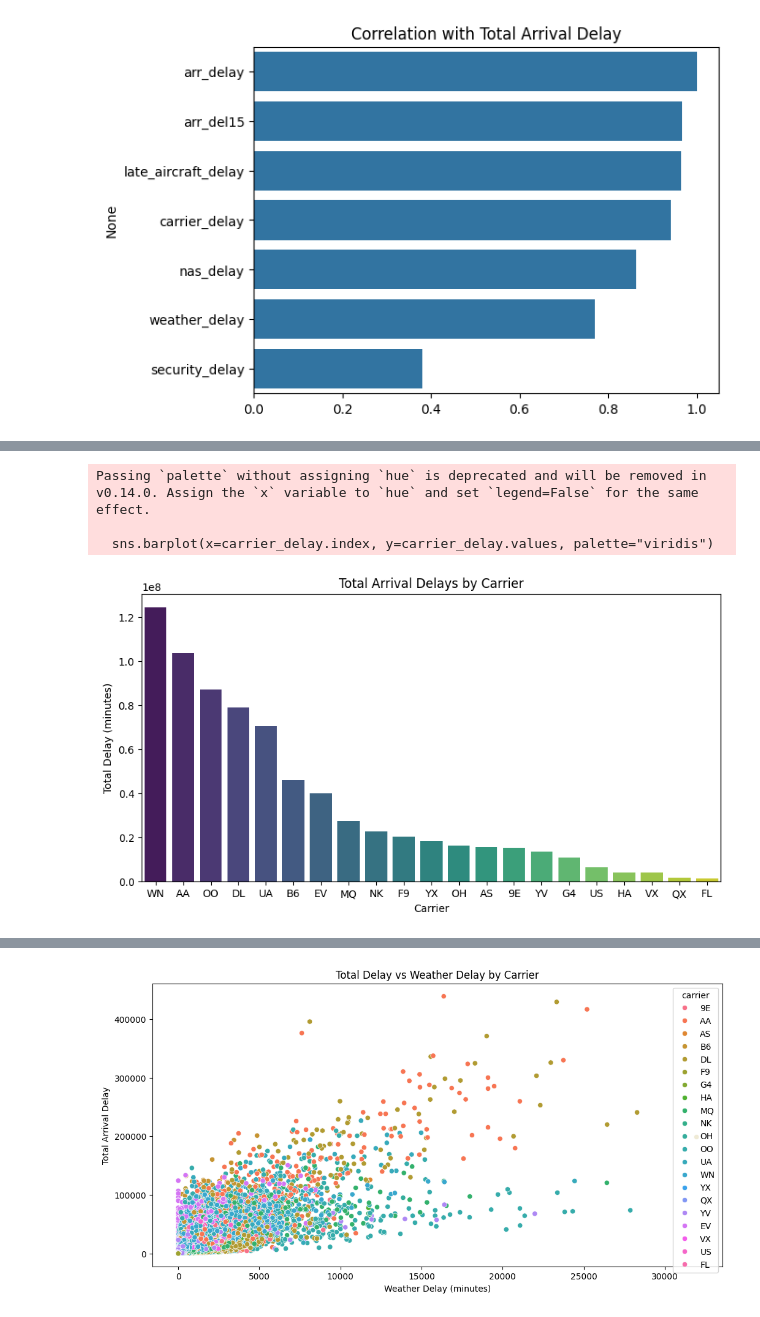
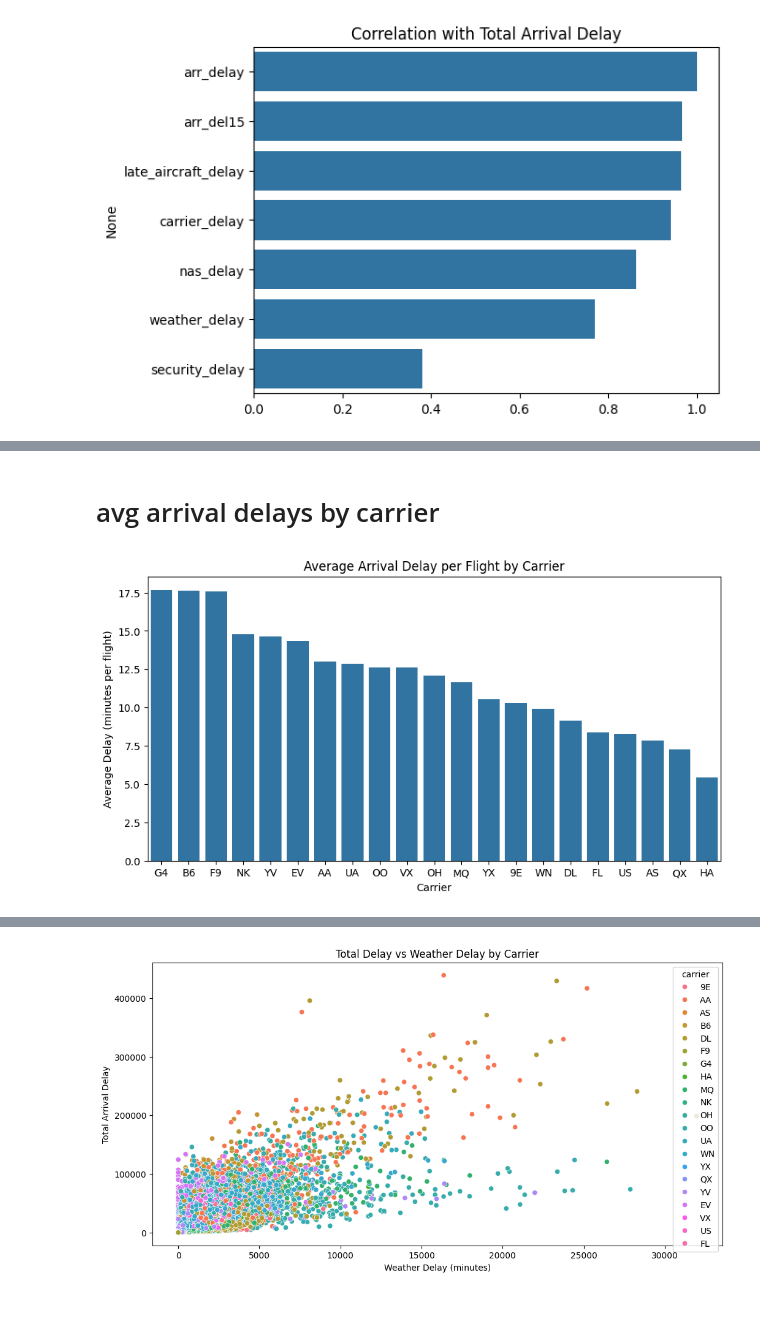
Before and after one commit to santoshkhadk/airline-delay-pipeline, a Jupyter notebook: notebook/airline-delay.ipynb, the cells around one changed output, grey strips where cells are left out. Saved outputs shown, nothing was run; the diff lists cells and outputs as text; code cells hidden in the pictures.

```diff
--- a/notebook/airline-delay.ipynb
+++ b/notebook/airline-delay.ipynb
@@ -165,13 +165,3 @@ df[(df['arr_flights']==0) & (df[delay_cols].isna().any(axis=1))]
 # %% [output]
 |  | year | month | carrier | carrier_name | airport | airport_name | arr_flights | arr_del15 | carrier_ct | ... |
 0 rows × 21 columns
-# %%
-df['sum_parts'] = (
-    df['carrier_delay'] +
-    df['weather_delay'] +
-    df['nas_delay'] +
-    df['security_delay'] +
-    df['late_aircraft_delay']
-)
-
-df[df['arr_delay'].isna()][['arr_delay','sum_parts']].head()
@@ -315,13 +309,17 @@ Name: arr_delay, dtype: float64
+# %% [markdown]
+# avg arrival delays by carrier
 # %%
-carrier_delay = df.groupby('carrier')['arr_delay'].sum().sort_values(ascending=False)
+carrier_avg_delay = (
+    df.groupby('carrier')
+      .apply(lambda x: x['arr_delay'].sum() / x['arr_flights'].sum())
+      .sort_values(ascending=False)
+)
+
 plt.figure(figsize=(10,5))
-sns.barplot(x=carrier_delay.index, y=carrier_delay.values, palette="viridis")
-plt.title("Total Arrival Delays by Carrier")
-plt.ylabel("Total Delay (minutes)")
+sns.barplot(x=carrier_avg_delay.index, y=carrier_avg_delay.values)
+plt.title("Average Arrival Delay per Flight by Carrier")
+plt.ylabel("Average Delay (minutes per flight)")
 plt.xlabel("Carrier")
 plt.show()
 # %% [output]
-Passing `palette` without assigning `hue` is deprecated and will be removed in v0.14.0. Assign the `x` variable to `hue` and set `legend=False` for the same effect.
-
-  sns.barplot(x=carrier_delay.index, y=carrier_delay.values, palette="viridis")
-[figure, old version]
+[figure, new version]
```
Also changed, not shown: parts of 56 cells of this notebook.
